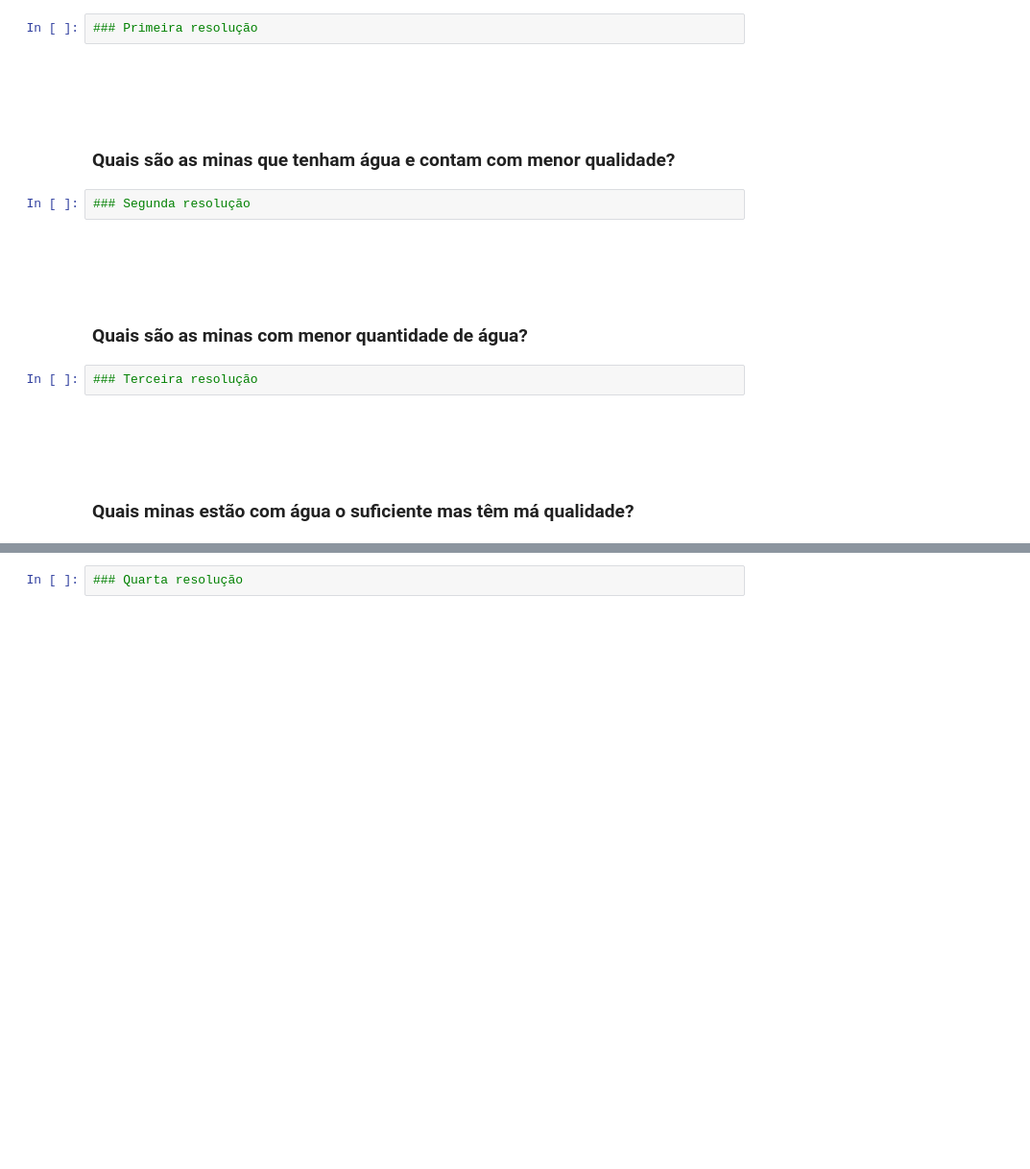
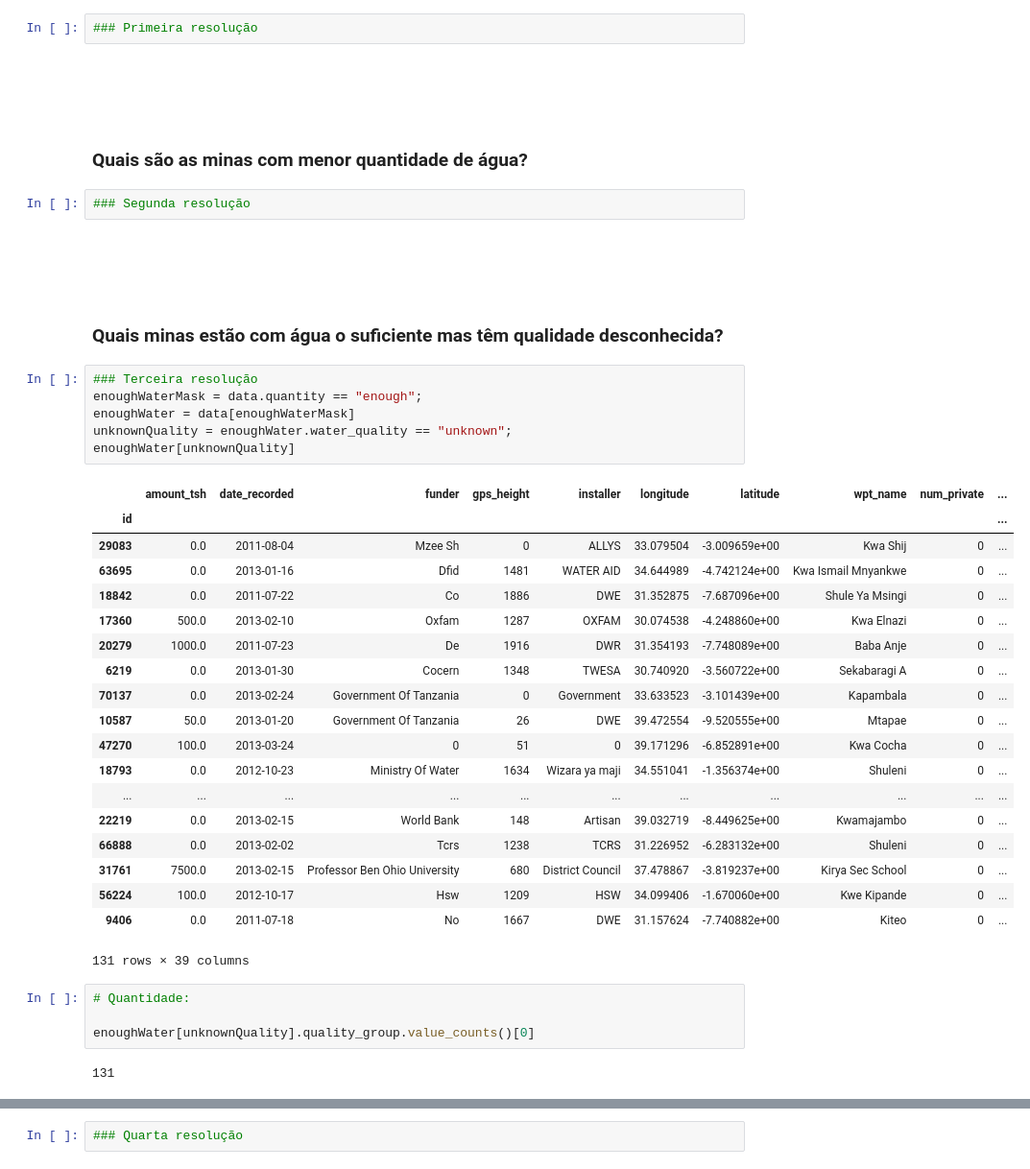
Before and after one commit to azabraao/IA-avaliacao-01, a Jupyter notebook: water-table.ipynb, the cells around one changed output, grey strips where cells are left out. Shown: that part at 96% size. Cells and saved outputs as stored; diff of their text form; blank space fills up the shorter version.

```diff
--- a/water-table.ipynb
+++ b/water-table.ipynb
@@ -30,14 +30,41 @@ data = pd.read_csv("pumpit.csv", index_col=0)
 ### Primeira resolução
 # %% [markdown]
 <br/><br/><br/>
-### Quais são as minas que tenham água e contam com menor qualidade?
+### Quais são as minas com menor quantidade de água?
 # %%
 ### Segunda resolução
 # %% [markdown]
 <br/><br/><br/>
-### Quais são as minas com menor quantidade de água?
+### Quais minas estão com água o suficiente mas têm qualidade desconhecida?
-# %%
-### Terceira resolução
-# %% [markdown]
-<br/><br/><br/>
-### Quais minas estão com água o suficiente mas têm má qualidade?
+# %%
+### Terceira resolução
+enoughWaterMask = data.quantity == "enough";
+enoughWater = data[enoughWaterMask]
+unknownQuality = enoughWater.water_quality == "unknown";
+enoughWater[unknownQuality]
+# %% [output]
+|  | amount_tsh | date_recorded | funder | gps_height | installer | longitude | latitude | wpt_name | num_private | ... |
+| id |  |  |  |  |  |  |  |  |  | ... |
+| 29083 | 0.0 | 2011-08-04 | Mzee Sh | 0 | ALLYS | 33.079504 | -3.009659e+00 | Kwa Shij | 0 | ... |
+| 63695 | 0.0 | 2013-01-16 | Dfid | 1481 | WATER AID | 34.644989 | -4.742124e+00 | Kwa Ismail Mnyankwe | 0 | ... |
+| 18842 | 0.0 | 2011-07-22 | Co | 1886 | DWE | 31.352875 | -7.687096e+00 | Shule Ya Msingi | 0 | ... |
+| 17360 | 500.0 | 2013-02-10 | Oxfam | 1287 | OXFAM | 30.074538 | -4.248860e+00 | Kwa Elnazi | 0 | ... |
+| 20279 | 1000.0 | 2011-07-23 | De | 1916 | DWR | 31.354193 | -7.748089e+00 | Baba Anje | 0 | ... |
+| 6219 | 0.0 | 2013-01-30 | Cocern | 1348 | TWESA | 30.740920 | -3.560722e+00 | Sekabaragi A | 0 | ... |
+| 70137 | 0.0 | 2013-02-24 | Government Of Tanzania | 0 | Government | 33.633523 | -3.101439e+00 | Kapambala | 0 | ... |
+| 10587 | 50.0 | 2013-01-20 | Government Of Tanzania | 26 | DWE | 39.472554 | -9.520555e+00 | Mtapae | 0 | ... |
+| 47270 | 100.0 | 2013-03-24 | 0 | 51 | 0 | 39.171296 | -6.852891e+00 | Kwa Cocha | 0 | ... |
+| 18793 | 0.0 | 2012-10-23 | Ministry Of Water | 1634 | Wizara ya maji | 34.551041 | -1.356374e+00 | Shuleni | 0 | ... |
+| ... | ... | ... | ... | ... | ... | ... | ... | ... | ... | ... |
+| 22219 | 0.0 | 2013-02-15 | World Bank | 148 | Artisan | 39.032719 | -8.449625e+00 | Kwamajambo | 0 | ... |
+| 66888 | 0.0 | 2013-02-02 | Tcrs | 1238 | TCRS | 31.226952 | -6.283132e+00 | Shuleni | 0 | ... |
+| 31761 | 7500.0 | 2013-02-15 | Professor Ben Ohio University | 680 | District Council | 37.478867 | -3.819237e+00 | Kirya Sec School | 0 | ... |
+| 56224 | 100.0 | 2012-10-17 | Hsw | 1209 | HSW | 34.099406 | -1.670060e+00 | Kwe Kipande | 0 | ... |
+| 9406 | 0.0 | 2011-07-18 | No | 1667 | DWE | 31.157624 | -7.740882e+00 | Kiteo | 0 | ... |
+131 rows × 39 columns
+# %%
+# Quantidade:
+
+enoughWater[unknownQuality].quality_group.value_counts()[0]
+# %% [output]
+131
```
Also changed, not shown: parts of 12 cells of this notebook.
